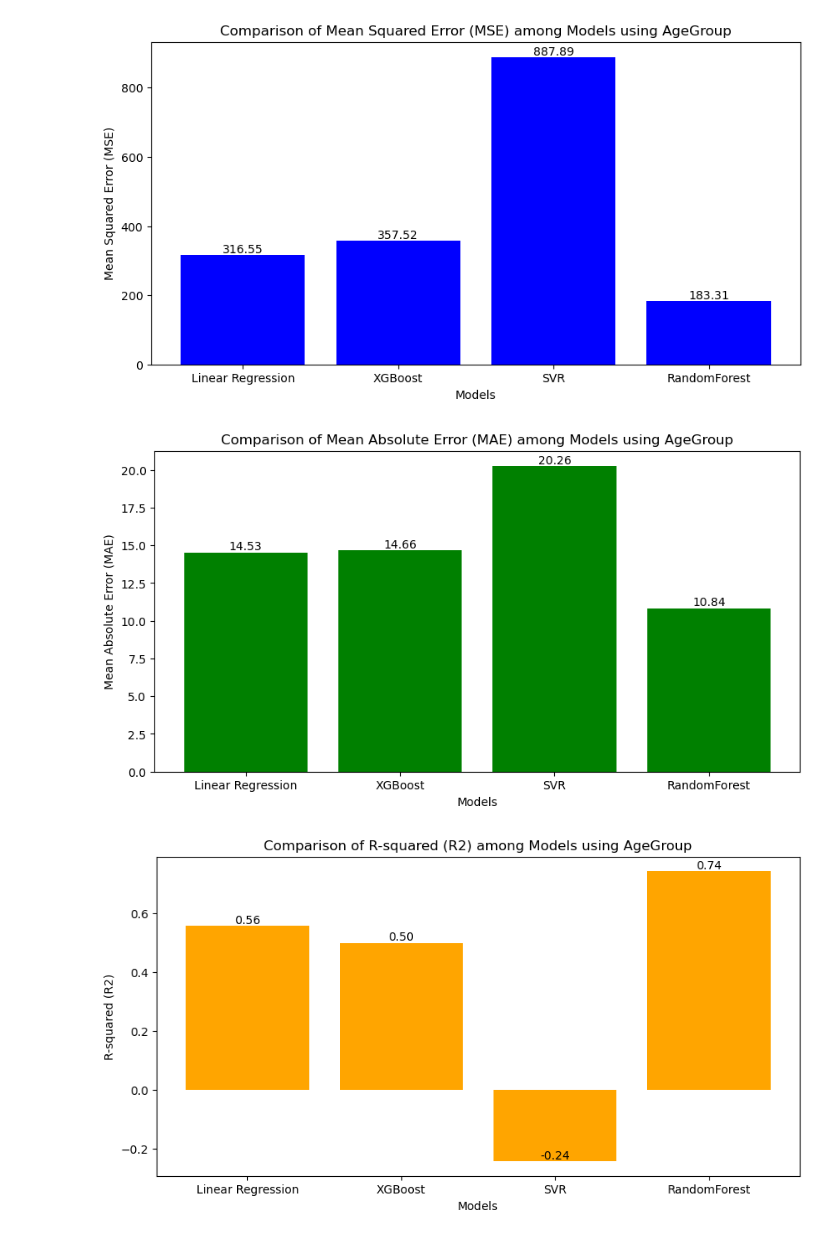
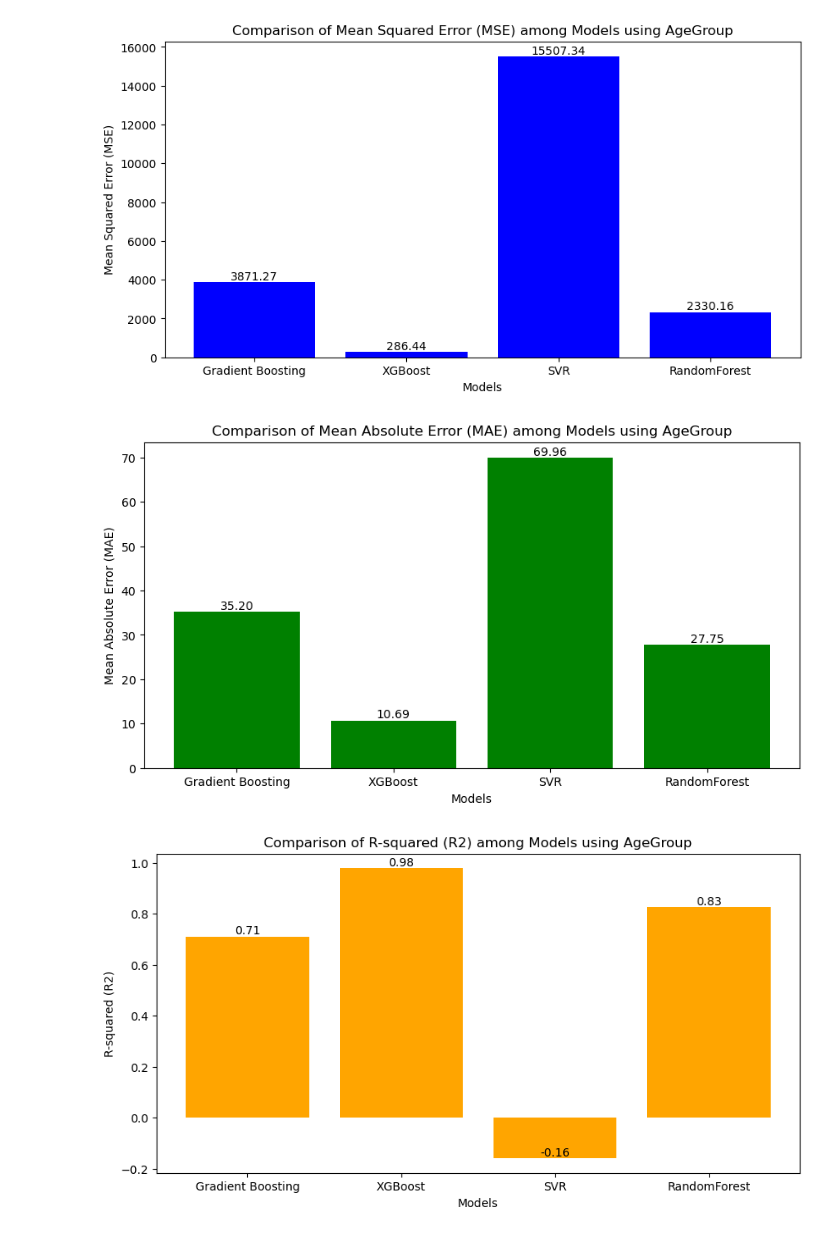
Before and after one commit to DeborahAdedigba/Alcohol_Deaths_Analysis, a Jupyter notebook: By_Age.ipynb, the cells around one changed output. Saved outputs shown, nothing was run; the diff lists cells and outputs as text; code cells hidden in the pictures.

```diff
--- a/By_Age.ipynb
+++ b/By_Age.ipynb
@@ -97,7 +216,7 @@ from sklearn.preprocessing import LabelEncoder
 
 # Encode categorical variables
 label_encoders = {}
-categorical_columns = ['LocationAbbr','Sex', 'ConditionType', 'Category','Cause_of_Death']  # List of categorical columns to encode
+categorical_columns = ['LocationDesc','ConsumptionPattern', 'ConditionType', 'Category','Cause_of_Death']   # List of categorical columns to encode
 
 for col in categorical_columns:
     le = LabelEncoder()
@@ -112,7 +231,7 @@ def predict_by_agegroup_gb(age_group):
     if len(df_filtered) < 2:
         raise ValueError("Insufficient samples for training and testing.")
 
-    X = df_filtered[['LocationAbbr','Sex', 'ConditionType', 'Category','Cause_of_Death']]  # Features
+    X = df_filtered[['LocationDesc','ConsumptionPattern', 'ConditionType', 'Category','Cause_of_Death']]  # Features
     y = df_filtered['Data_Value_Alt']  # Target
 
     X_train, X_test, y_train, y_test = train_test_split(X, y, test_size=0.2, random_state=42)
@@ -122,18 +241,18 @@ def predict_by_agegroup_gb(age_group):
     model.fit(X_train, y_train)
     y_pred = model.predict(X_test)
 
-    mse = mean_squared_error(y_test, y_pred)
-    mae = mean_absolute_error(y_test, y_pred)
-    r2 = r2_score(y_test, y_pred)
+    gb_mse = mean_squared_error(y_test, y_pred)
+    gb_mae = mean_absolute_error(y_test, y_pred)
+    gb_r2 = r2_score(y_test, y_pred)
 
-    return y_pred, mse, mae, r2
+    return y_pred, gb_mse, gb_mae, gb_r2
 
 # Example prediction using Gradient Boosting based on AgeGroup
-age_group = 'Under 21'
+age_group = '20-34'
 
-prediction, mse, mae, r2 = predict_by_agegroup_gb(age_group)
+prediction, gb_mse, gb_mae, gb_r2 = predict_by_agegroup_gb(age_group)
 print(f"Gradient Boosting Predicted values for '{age_group}':", prediction)
-print("Mean Squared Error (MSE):", mse)
-print("Mean Absolute Error (MAE):", mae)
-print("R-squared (R2):", r2)
+print("Mean Squared Error (MSE):", gb_mse)
+print("Mean Absolute Error (MAE):", gb_mae)
+print("R-squared (R2):", gb_r2)
 # %% [output]
@@ -150,7 +280,7 @@ from sklearn.preprocessing import LabelEncoder
 
 # Encode categorical variables
 label_encoders = {}
-categorical_columns = ['LocationAbbr','Sex', 'ConditionType', 'Category','Cause_of_Death']  # List of categorical columns to encode
+categorical_columns = ['LocationDesc','ConsumptionPattern', 'ConditionType', 'Category','Cause_of_Death']   # List of categorical columns to encode
 
 for col in categorical_columns:
     le = LabelEncoder()
@@ -165,7 +295,7 @@ def predict_by_agegroup_xgb(age_group):
     if len(df_filtered) < 2:
         raise ValueError("Insufficient samples for training and testing.")
 
-    X = df_filtered[['LocationAbbr','Sex', 'ConditionType', 'Category','Cause_of_Death']]  # Features
+    X = df_filtered[['LocationDesc','ConsumptionPattern', 'ConditionType', 'Category','Cause_of_Death']]  # Features
     y = df_filtered['Data_Value_Alt']  # Target
 
     X_train, X_test, y_train, y_test = train_test_split(X, y, test_size=0.2, random_state=42)
@@ -182,7 +312,7 @@ def predict_by_agegroup_xgb(age_group):
     return y_pred, xgboost_mse, xgboost_mae, xgboost_r2
 
 # Example prediction using XGBoost based on AgeGroup
-age_group = 'Under 21'
+age_group = '20-34'
 
 prediction, xgboost_mse, xgboost_mae, xgboost_r2 = predict_by_agegroup_xgb(age_group)
 print(f"XGBoost Predicted values for '{age_group}':", prediction)
@@ -203,7 +342,7 @@ from sklearn.preprocessing import LabelEncoder
 
 # Encode categorical variables
 label_encoders = {}
-categorical_columns = ['LocationAbbr', 'Sex', 'ConditionType', 'Category', 'Cause_of_Death']  # List of categorical columns to encode
+categorical_columns = ['LocationDesc','ConsumptionPattern', 'ConditionType', 'Category','Cause_of_Death']   # List of categorical columns to encode
 
 for col in categorical_columns:
     le = LabelEncoder()
@@ -218,7 +357,7 @@ def predict_by_agegroup_rf(age_group):
     if len(df_filtered) < 2:
         raise ValueError("Insufficient samples for training and testing.")
 
-    X = df_filtered[['LocationAbbr', 'Sex', 'ConditionType', 'Category', 'Cause_of_Death']]  # Features
+    X = df_filtered[['LocationDesc','ConsumptionPattern', 'ConditionType', 'Category','Cause_of_Death']]  # Features
     y = df_filtered['Data_Value_Alt']  # Target
 
     X_train, X_test, y_train, y_test = train_test_split(X, y, test_size=0.2, random_state=42)
@@ -235,7 +374,7 @@ def predict_by_agegroup_rf(age_group):
     return y_pred, rf_mse, rf_mae, rf_r2
 
 # Example prediction using Random Forest based on AgeGroup
-age_group = 'Under 21'
+age_group = '20-34'
 
 prediction, rf_mse, rf_mae, rf_r2 = predict_by_agegroup_rf(age_group)
 print(f"Random Forest Predicted values for '{age_group}':", prediction)
@@ -305,10 +460,10 @@ R-squared (R2): 0.5565328455360816
 import matplotlib.pyplot as plt
 
 # Create a list of model names and their respective metrics
-models = ['Linear Regression', 'XGBoost', 'SVR', 'RandomForest']
-mse_scores = [linear_mse, xgboost_mse, svr_mse, rf_mse]
-mae_scores = [linear_mae, xgboost_mae, svr_mae,rf_mae]
-r2_scores = [linear_r2, xgboost_r2, svr_r2,rf_r2]
+models = ['Gradient Boosting', 'XGBoost', 'SVR', 'RandomForest']
+mse_scores = [gb_mse, xgboost_mse, svr_mse, rf_mse]
+mae_scores = [gb_mae, xgboost_mae, svr_mae,rf_mae]
+r2_scores = [gb_r2, xgboost_r2, svr_r2,rf_r2]
 
 # Plot Mean Squared Error (MSE)
 plt.figure(figsize=(10, 5))
@@ -321,33 +476,33 @@ plt.title('Comparison of Mean Squared Error (MSE) among Models using AgeGroup')
 for bar, mse in zip(bars, mse_scores):
     plt.text(bar.get_x() + bar.get_width() / 2, bar.get_height(), f'{mse:.2f}', ha='center', va='bottom')
 
 plt.show()
 
 
 # Plot Mean Absolute Error (MAE)
 plt.figure(figsize=(10, 5))
 bars = plt.bar(models, mae_scores, color='green')
 plt.xlabel('Models')
 plt.ylabel('Mean Absolute Error (MAE)')
 plt.title('Comparison of Mean Absolute Error (MAE) among Models using AgeGroup')
 # Add annotations to the bars
 for bar, mae in zip(bars, mae_scores):
     plt.text(bar.get_x() + bar.get_width() / 2, bar.get_height(), f'{mae:.2f}', ha='center', va='bottom')
 
 plt.show()
 
 # Plot R-squared (R2)
 plt.figure(figsize=(10, 5))
 bars = plt.bar(models, r2_scores, color='orange')
 plt.xlabel('Models')
 plt.ylabel('R-squared (R2)')
 plt.title('Comparison of R-squared (R2) among Models using AgeGroup')
 # Add annotations to the bars
 for bar, r2 in zip(bars, r2_scores):
     plt.text(bar.get_x() + bar.get_width() / 2, bar.get_height(), f'{r2:.2f}', ha='center', va='bottom')
 
 plt.show()
 # %% [output]
-[figure, old version]
+[figure, new version]
-[figure, old version]
+[figure, new version]
-[figure, old version]
+[figure, new version]
```
Also changed, not shown: parts of 7 cells of this notebook, 3 other files.
